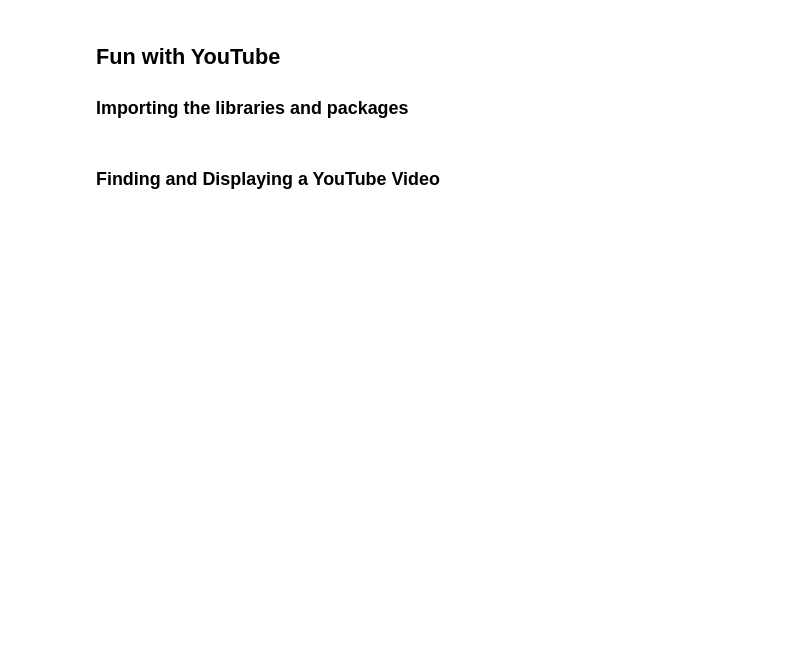
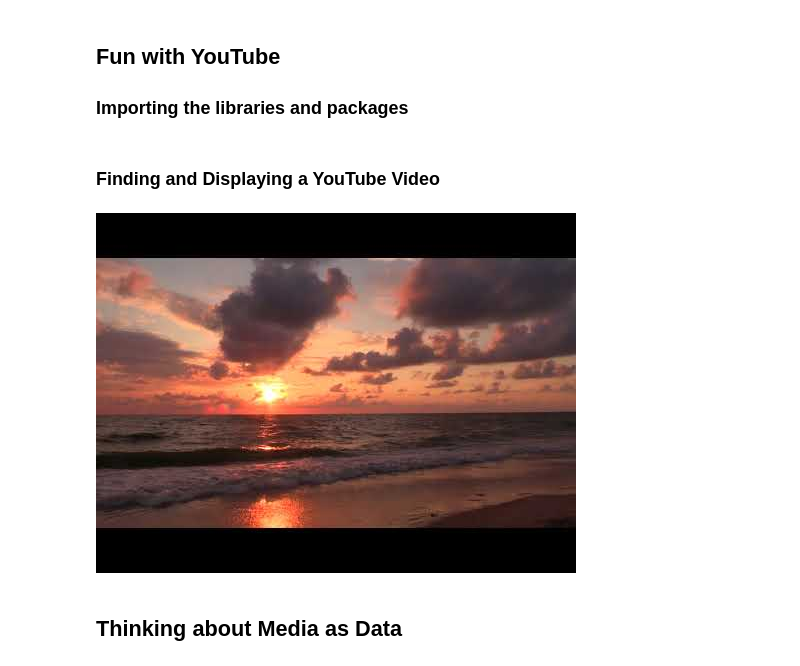
Before and after one commit to katierobertson2710-jpg/ai-for-the-arts, a Jupyter notebook: coding_excercises.ipynb, the cells around one changed output. Saved outputs shown, nothing was run; the diff lists cells and outputs as text; code cells hidden in the pictures; blank space fills up the shorter version.

Commit message:
Algorithms and YouTube Tasks

```diff
--- a/coding_excercises.ipynb
+++ b/coding_excercises.ipynb
@@ -457,3 +566,9 @@ Algorithms that I use in my everyday life include…
 # %% [markdown]
 
 ### Finding and Displaying a YouTube Video
+# %%
+YouTubeVideo("Eoo4HzILB-M")
+# %% [output]
+[figure, added]
+# %% [markdown]
+## Thinking about Media as Data
```
Also changed, not shown: parts of 11 cells of this notebook.
